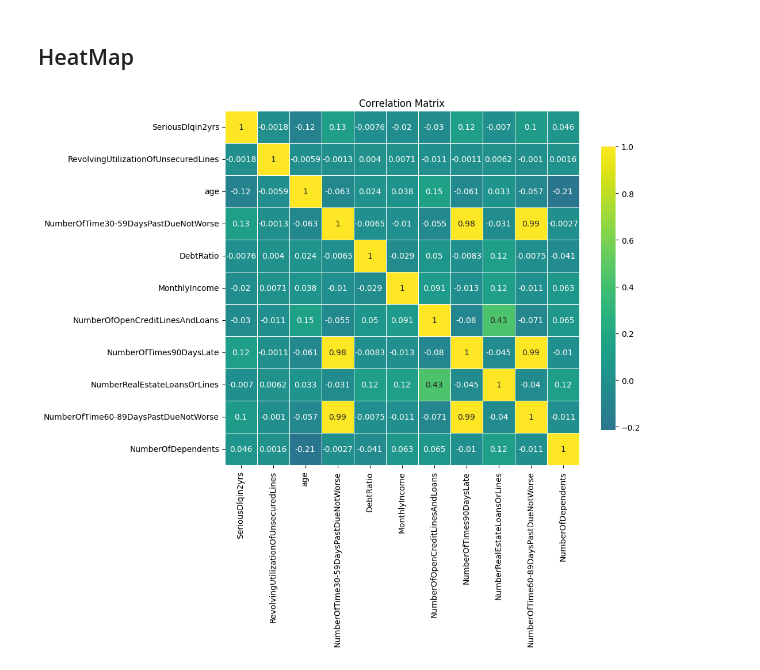
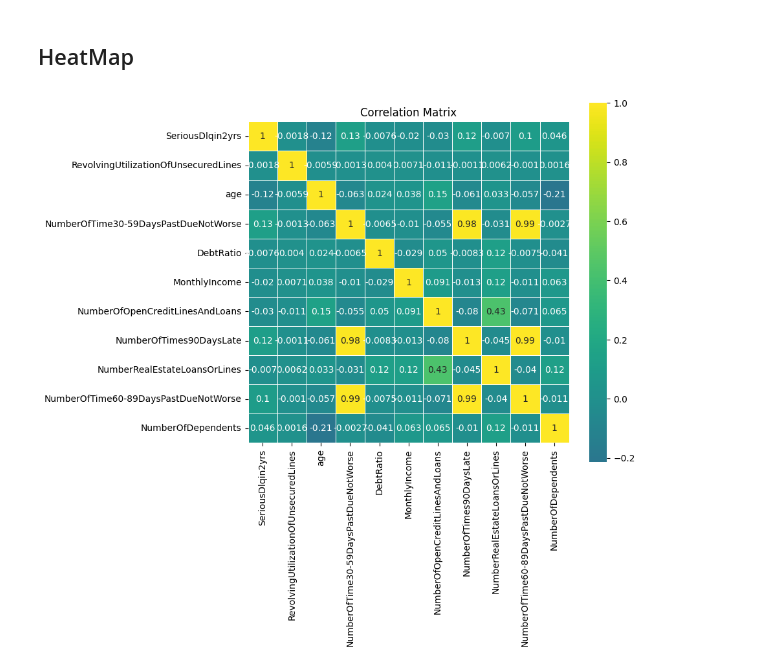
Before and after one commit to THEWACHER1103/analisis_crediticio, a Jupyter notebook: Analisis_crediticio.ipynb, the cells around one changed output. Drawn from its saved outputs; the diff is of its cells as text; code cells hidden in the pictures.

```diff
--- a/Analisis_crediticio.ipynb
+++ b/Analisis_crediticio.ipynb
@@ -407,20 +407,21 @@ dtype: float64
 # %% [markdown]
 ## HeatMap
 # %%
-
-plt.figure(figsize=(10,8))
-mask = np.triu(np.ones_like(df.corr(), dtype=bool))
+plt.figure(figsize=(8,9))
+# Drop the 'age_group' column before calculating correlation
+corr_matrix = df.drop(columns=['age_group']).corr()
+mask = np.triu(np.ones_like(corr_matrix, dtype=bool))
 sns.heatmap(
-    data=df.corr(),
+    data=corr_matrix,
     annot=True,
     #mask=mask,
     cmap="viridis",
     center=0,
     square=True,
     linewidths=0.5,
     cbar_kws={"shrink": 0.8}
 )
 plt.title('Correlation Matrix')
 plt.show()
 # %% [output]
-[figure, old version]
+[figure, new version]
```
